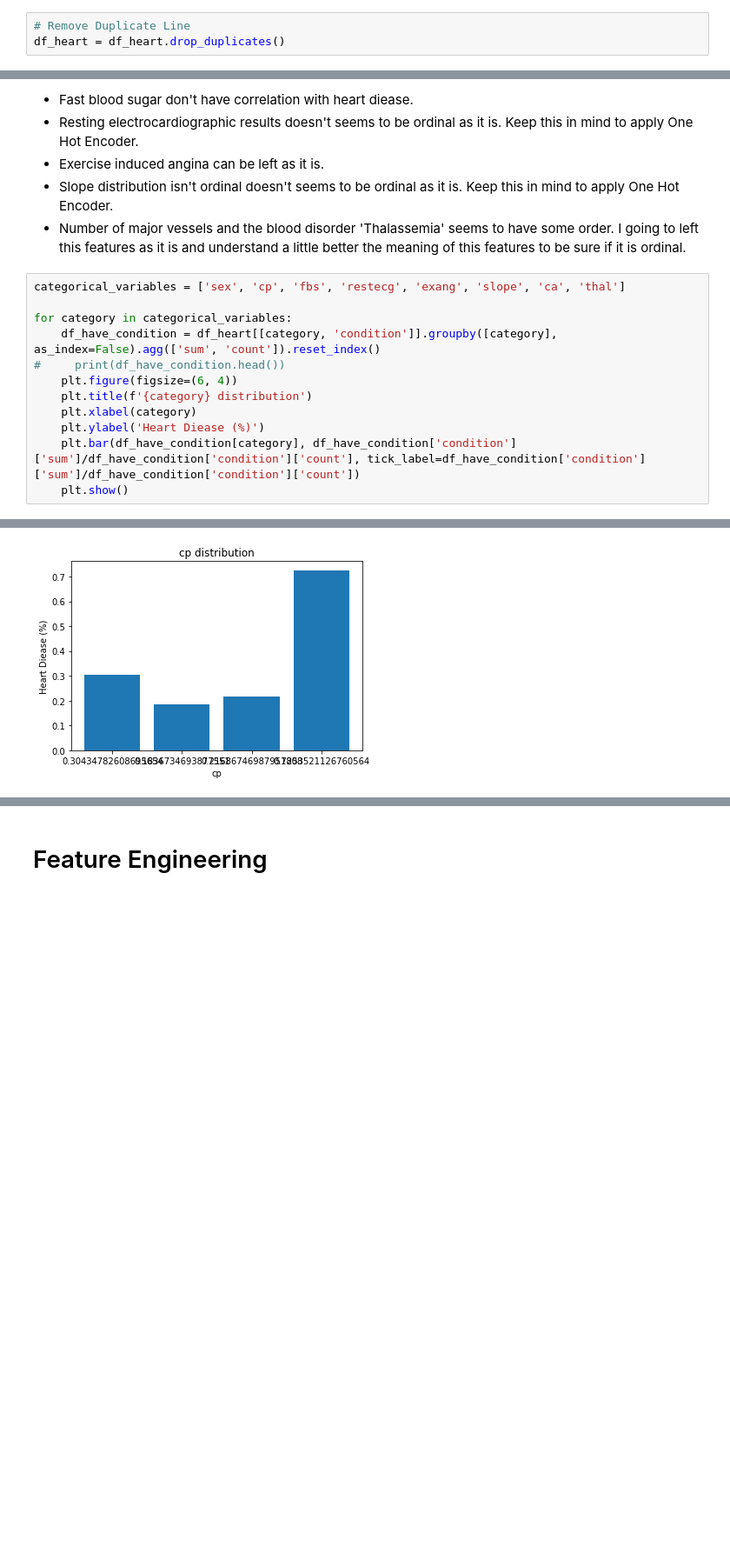
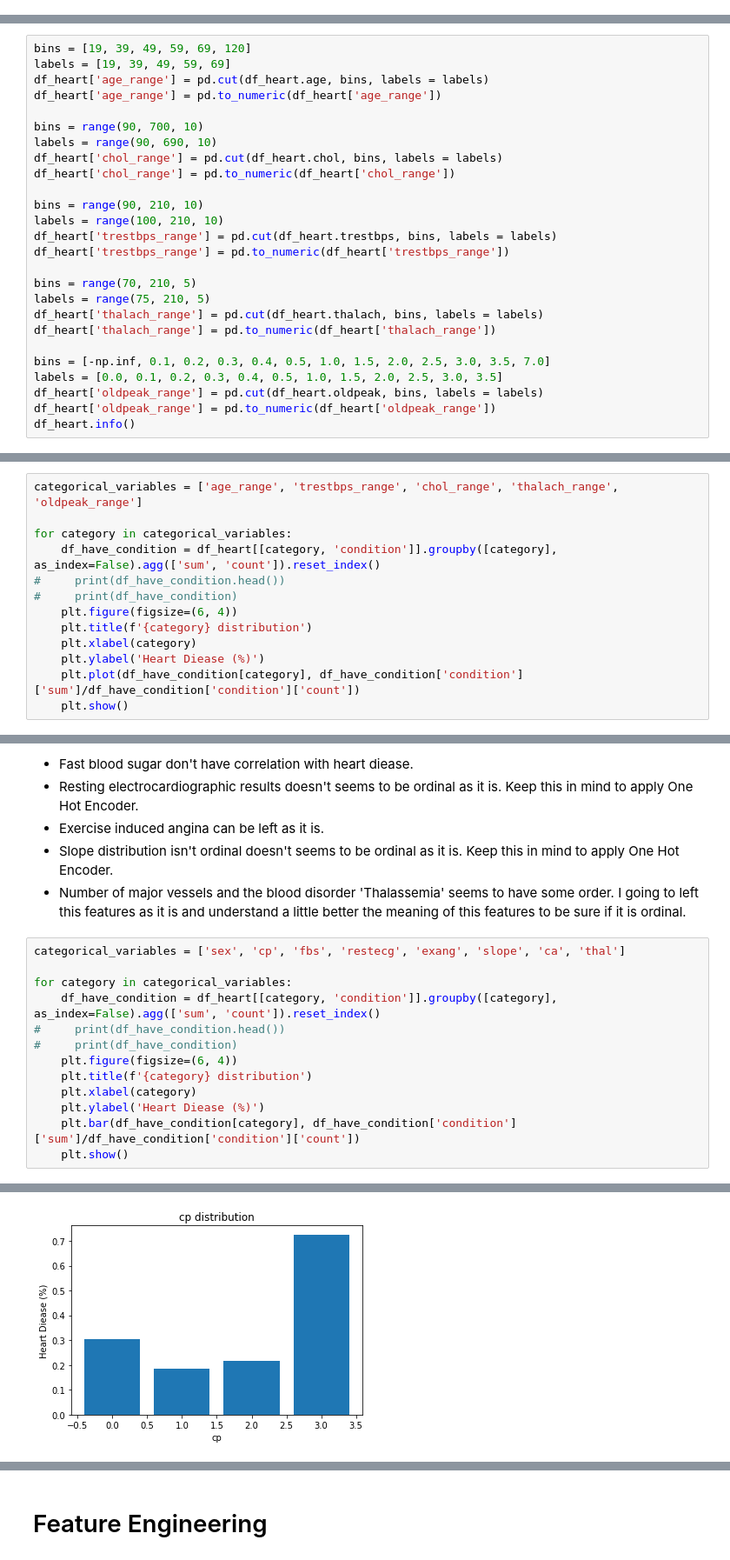
Before and after one commit to Daniel-Moreira/data_projects, a Jupyter notebook: heart_disease/HeartDisease.ipynb, the cells around one changed output, grey strips where cells are left out. Shown at 87% size. Saved outputs shown, nothing was run; the diff lists cells and outputs as text; blank space fills up the shorter version.

Commit message:
feat: heart disease model update

```diff
--- a/heart_disease/HeartDisease.ipynb
+++ b/heart_disease/HeartDisease.ipynb
@@ -109,6 +110,3 @@ df_heart.describe([.05, .95])
 pp.ProfileReport(df_heart)
 # %% [output]
 [interactive output not drawn]
-# %%
-# Remove Duplicate Line
-df_heart = df_heart.drop_duplicates()
@@ -122,0 +155,26 @@ plt.show()
+# %%
+bins = [19, 39, 49, 59, 69, 120]
+labels = [19, 39, 49, 59, 69]
+df_heart['age_range'] = pd.cut(df_heart.age, bins, labels = labels)
+df_heart['age_range'] = pd.to_numeric(df_heart['age_range'])
+
+bins = range(90, 700, 10)
+labels = range(90, 690, 10)
+df_heart['chol_range'] = pd.cut(df_heart.chol, bins, labels = labels)
+df_heart['chol_range'] = pd.to_numeric(df_heart['chol_range'])
+
+bins = range(90, 210, 10)
+labels = range(100, 210, 10)
+df_heart['trestbps_range'] = pd.cut(df_heart.trestbps, bins, labels = labels)
+df_heart['trestbps_range'] = pd.to_numeric(df_heart['trestbps_range'])
+
+bins = range(70, 210, 5)
+labels = range(75, 210, 5)
+df_heart['thalach_range'] = pd.cut(df_heart.thalach, bins, labels = labels)
+df_heart['thalach_range'] = pd.to_numeric(df_heart['thalach_range'])
+
+bins = [-np.inf, 0.1, 0.2, 0.3, 0.4, 0.5, 1.0, 1.5, 2.0, 2.5, 3.0, 3.5, 7.0]
+labels = [0.0, 0.1, 0.2, 0.3, 0.4, 0.5, 1.0, 1.5, 2.0, 2.5, 3.0, 3.5]
+df_heart['oldpeak_range'] = pd.cut(df_heart.oldpeak, bins, labels = labels)
+df_heart['oldpeak_range'] = pd.to_numeric(df_heart['oldpeak_range'])
+df_heart.info()
@@ -122,0 +199,13 @@ plt.show()
+# %%
+categorical_variables = ['age_range', 'trestbps_range', 'chol_range', 'thalach_range', 'oldpeak_range']
+
+for category in categorical_variables:
+    df_have_condition = df_heart[[category, 'condition']].groupby([category], as_index=False).agg(['sum', 'count']).reset_index()
+#     print(df_have_condition.head())
+#     print(df_have_condition)
+    plt.figure(figsize=(6, 4))
+    plt.title(f'{category} distribution')
+    plt.xlabel(category)
+    plt.ylabel('Heart Diease (%)')
+    plt.plot(df_have_condition[category], df_have_condition['condition']['sum']/df_have_condition['condition']['count'])
+    plt.show()
@@ -137,10 +232,11 @@ categorical_variables = ['sex', 'cp', 'fbs', 'restecg', 'exang', 'slope', 'ca',
 for category in categorical_variables:
     df_have_condition = df_heart[[category, 'condition']].groupby([category], as_index=False).agg(['sum', 'count']).reset_index()
 #     print(df_have_condition.head())
+#     print(df_have_condition)
     plt.figure(figsize=(6, 4))
     plt.title(f'{category} distribution')
     plt.xlabel(category)
     plt.ylabel('Heart Diease (%)')
-    plt.bar(df_have_condition[category], df_have_condition['condition']['sum']/df_have_condition['condition']['count'], tick_label=df_have_condition['condition']['sum']/df_have_condition['condition']['count'])
+    plt.bar(df_have_condition[category], df_have_condition['condition']['sum']/df_have_condition['condition']['count'])
     plt.show()
 # %% [output]
@@ -148 +244 @@ for category in categorical_variables:
-[figure, old version]
+[figure, new version]
```
Also changed, not shown: parts of 27 cells of this notebook.
